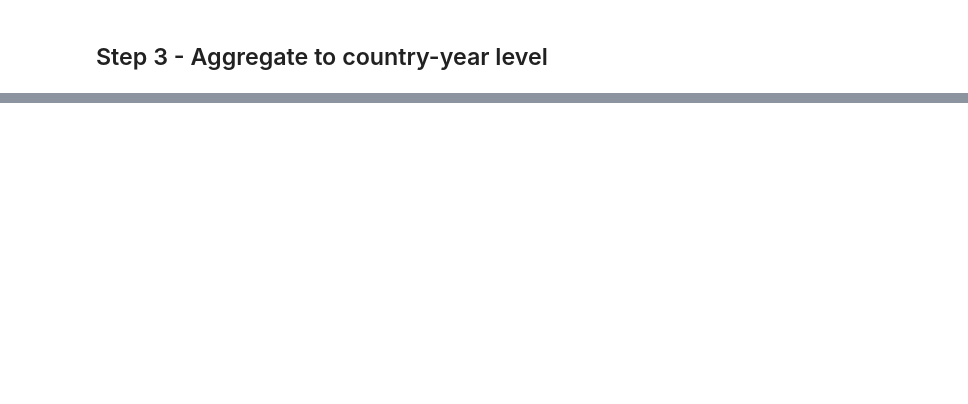
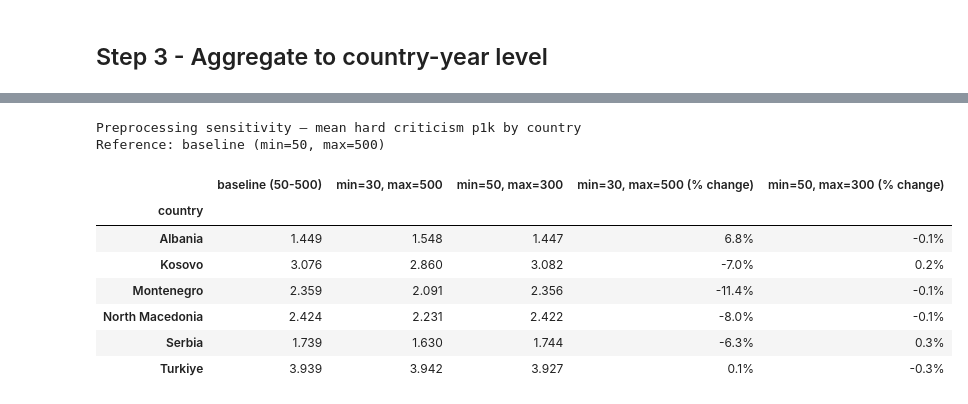
Before and after one commit to samuelfraley-bse/kosovo-nlp, a Jupyter notebook: notebooks/final_pipeline_contained.ipynb, the cells around one changed output, grey strips where cells are left out. Drawn from its saved outputs; the diff is of its cells as text; code cells hidden in the pictures; blank space fills up the shorter version.

```diff
--- a/notebooks/final_pipeline_contained.ipynb
+++ b/notebooks/final_pipeline_contained.ipynb
@@ -246,0 +448,39 @@ agg
+# %%
+configs = [
+    ("baseline (50-500)",    50, 500),
+    ("min=30, max=500",      30, 500),
+    ("min=50, max=300",      50, 300),
+]
+
+sens_results = []
+for label, mn, mx in configs:
+    df_s = build_corpus(RAW_DIR, min_words=mn, max_words=mx, verbose=False)
+    df_s = score_corpus(df_s)
+    agg_s = aggregate_country_year(df_s)
+    agg_s = agg_s[agg_s["country"].isin(FULL_COVERAGE)]
+    mean_hard = agg_s.groupby("country")["criticism_hard_p1k"].mean().round(3)
+    mean_hard.name = label
+    sens_results.append(mean_hard)
+
+sens_tbl = pd.concat(sens_results, axis=1)
+
+# Add pct change columns relative to baseline
+for col in sens_tbl.columns[1:]:
+    sens_tbl[f"{col} (% change)"] = ((sens_tbl[col] - sens_tbl["baseline (50-500)"]) / sens_tbl["baseline (50-500)"] * 100).round(1).astype(str) + "%"
+
+sens_tbl.to_csv(TABLE_DIR / "sensitivity_preprocessing.csv")
+print("Preprocessing sensitivity — mean hard criticism p1k by country")
+print("Reference: baseline (min=50, max=500)")
+print()
+sens_tbl
+# %% [output]
+Preprocessing sensitivity — mean hard criticism p1k by country
+Reference: baseline (min=50, max=500)
+|  | baseline (50-500) | min=30, max=500 | min=50, max=300 | min=30, max=500 (% change) | min=50, max=300 (% change) |
+| country |  |  |  |  |  |
+| Albania | 1.449 | 1.548 | 1.447 | 6.8% | -0.1% |
+| Kosovo | 3.076 | 2.860 | 3.082 | -7.0% | 0.2% |
+| Montenegro | 2.359 | 2.091 | 2.356 | -11.4% | -0.1% |
+| North Macedonia | 2.424 | 2.231 | 2.422 | -8.0% | -0.1% |
+| Serbia | 1.739 | 1.630 | 1.744 | -6.3% | 0.3% |
+| Turkiye | 3.939 | 3.942 | 3.927 | 0.1% | -0.3% |
```
Also changed, not shown: parts of 44 cells of this notebook.
